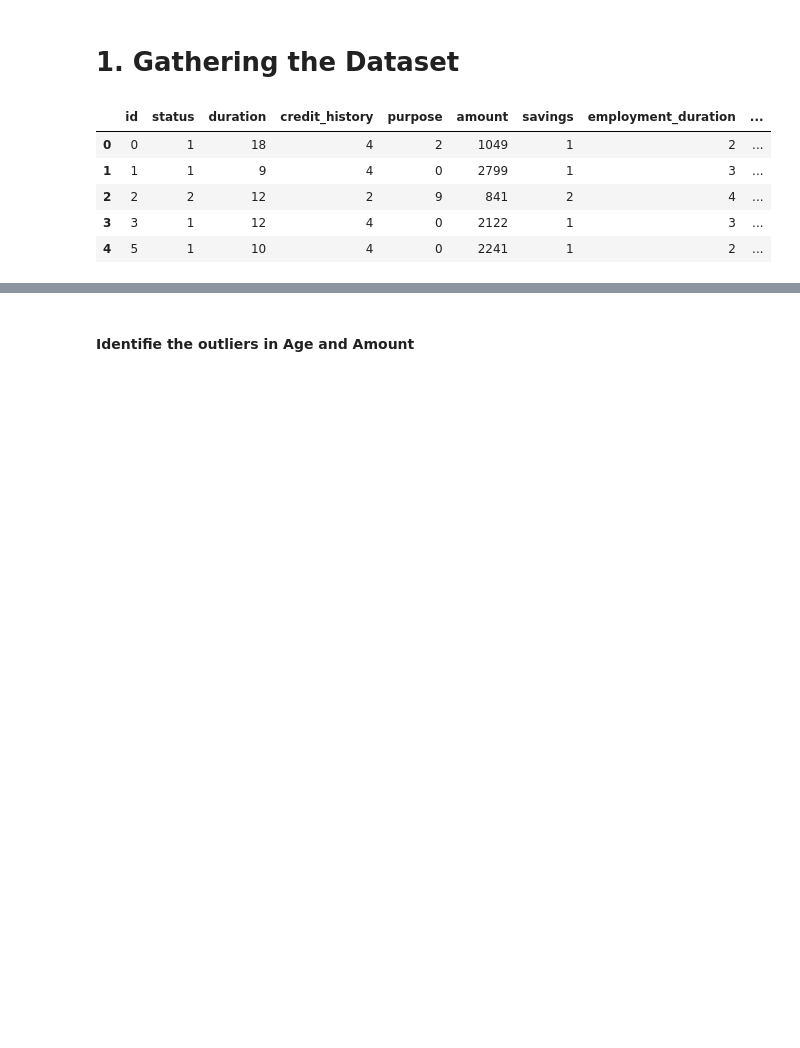
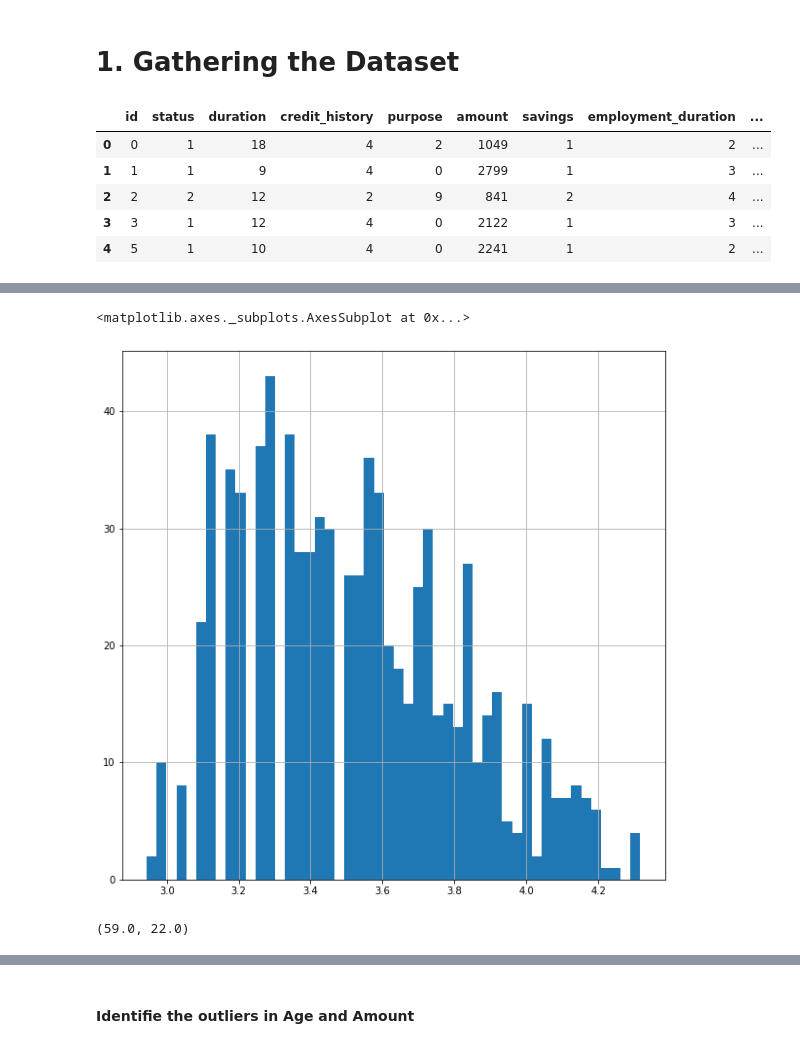
Before and after one commit to jbEmanuel/German_Credit_Risk_Classification, a Jupyter notebook: German_Credit.ipynb, the cells around one changed output, grey strips where cells are left out. Drawn from its saved outputs; the diff is of its cells as text; code cells hidden in the pictures; blank space fills up the shorter version.

```diff
--- a/German_Credit.ipynb
+++ b/German_Credit.ipynb
@@ -100,0 +121,6 @@ data['amount'].hist(bins = 50,figsize=(10,10))
+# %%
+df['log_age'] = [np.log(x) for x in df['age']]
+df['log_age'].hist(bins = 50,figsize=(10,10))
+# %% [output]
+<matplotlib.axes._subplots.AxesSubplot at 0x...>
+[figure, added]
@@ -100,0 +131,4 @@ data['amount'].hist(bins = 50,figsize=(10,10))
+# %%
+ df['age'].quantile(0.95), df['age'].quantile(0.05)
+# %% [output]
+(59.0, 22.0)
```
Also changed, not shown: parts of 24 cells of this notebook.
